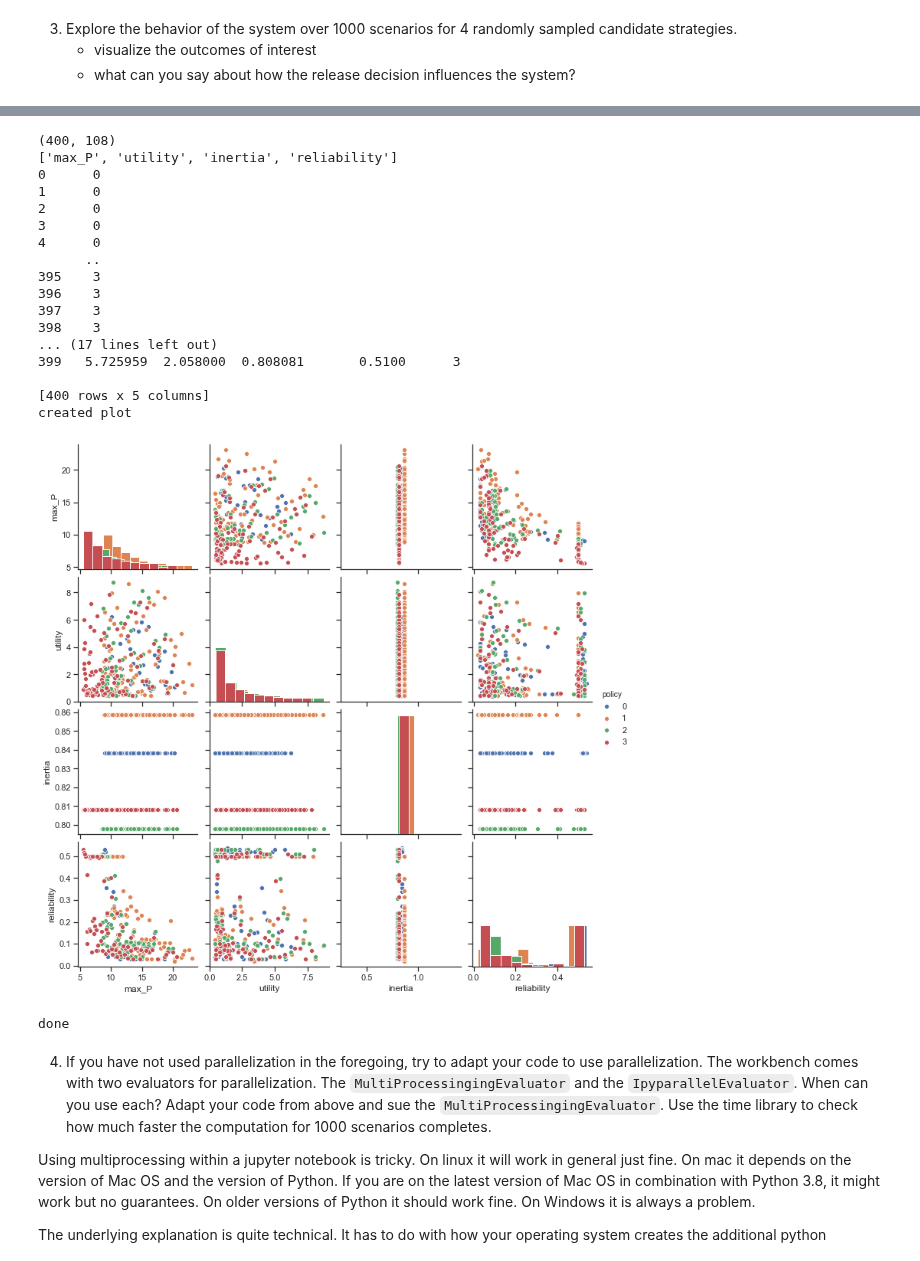
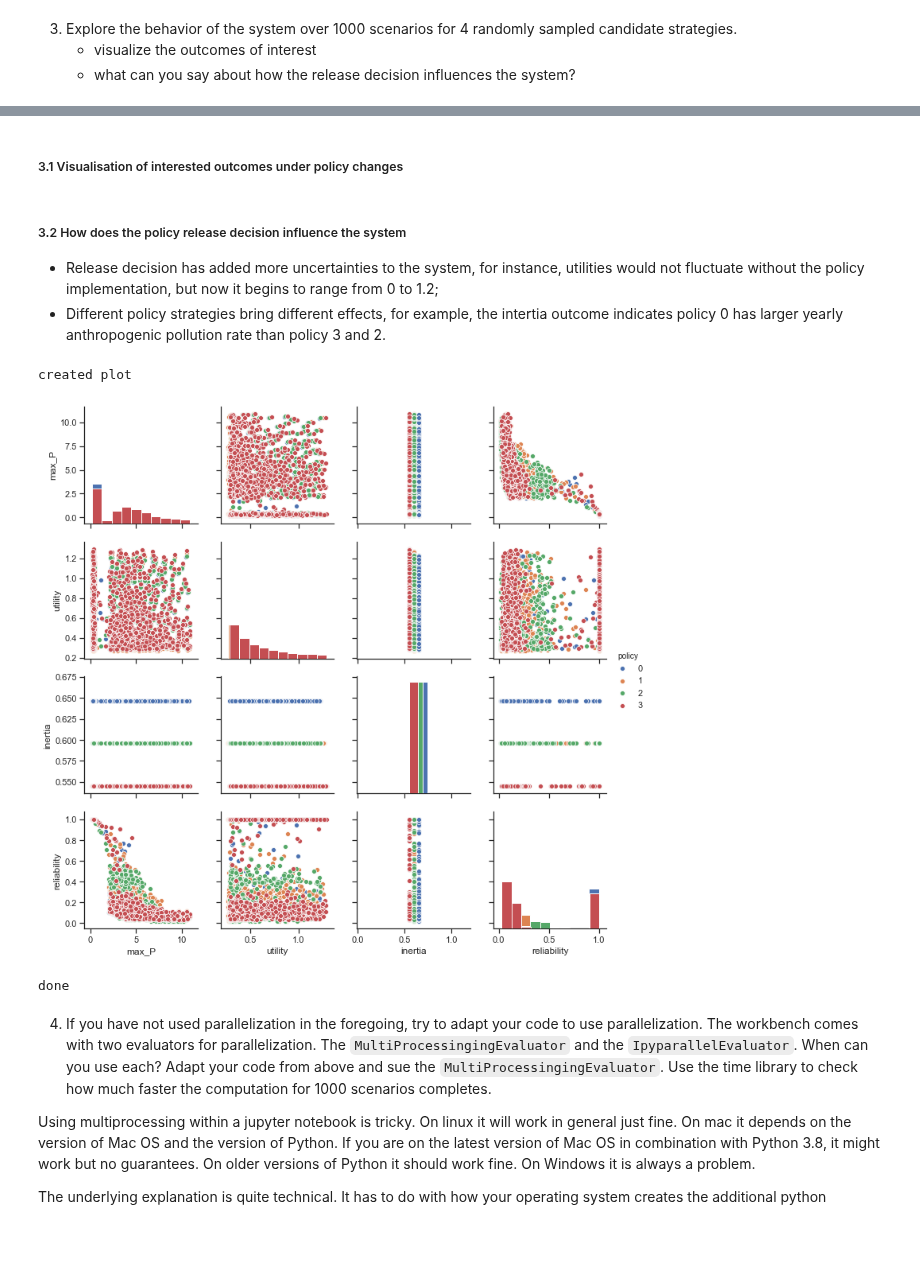
Before and after one commit to triple-capacho/EPA1361, a Jupyter notebook: Week 1-2 - general intro to exploratory modelling/assignment 2 - lakemodel.ipynb, the cells around one changed output, grey strips where cells are left out. Saved outputs shown, nothing was run; the diff lists cells and outputs as text; code cells hidden in the pictures; blank space fills up the shorter version.

```diff
--- a/Week 1-2 - general intro to exploratory modelling/assignment 2 - lakemodel.ipynb
+++ b/Week 1-2 - general intro to exploratory modelling/assignment 2 - lakemodel.ipynb
@@ -174,8 +174,8 @@ model.levers = [RealParameter('l0', 0, 0.1),
                 RealParameter('l96', 0, 0.1),
                 RealParameter('l97', 0, 0.1),
                 RealParameter('l98', 0, 0.1),
-                RealParameter('l99', 0, 0.1)
-]
+                RealParameter('l99', 0, 0.1)]
+
 
 model.outcomes = [ScalarOutcome('max_P'),
                   ScalarOutcome('utility'),
@@ -194,6 +196,6 @@ from ema_workbench import SequentialEvaluator, ema_logging
 ema_logging.log_to_stderr(ema_logging.INFO)
 
 with SequentialEvaluator(model) as evaluator:
-    experiments, outcomes = evaluator.perform_experiments(scenarios=100, policies=4)
+    experiments, outcomes = evaluator.perform_experiments(scenarios=1000)
 print("Done")
 # %% [output]
@@ -217,0 +252,8 @@ Done
+# %%
+from ema_workbench import SequentialEvaluator, ema_logging
+
+ema_logging.log_to_stderr(ema_logging.INFO)
+
+with SequentialEvaluator(model) as evaluator:
+    experiments_1, outcomes_1 = evaluator.perform_experiments(scenarios=1000, policies = 4)
+print("Done")
@@ -218,46 +275,34 @@ Done
+# %% [markdown]
+##### 3.1 Visualisation of interested outcomes under policy changes
+# %% [markdown]
+##### 3.2 How does the policy release decision influence the system
+* Release decision has added more uncertainties to the system, for instance, utilities would not fluctuate without the policy implementation, but now it begins to range from 0 to 1.2;
+* Different policy strategies bring different effects, for example, the intertia outcome indicates policy 0 has larger yearly anthropogenic pollution rate than policy 3 and 2.
 # %%
 import matplotlib.pyplot as plt # TO DO; plot the scalers.
 import pandas as pd
 import seaborn as sns; sns.set(style="ticks", color_codes=True)
-print(experiments.shape)
-print(list(outcomes.keys()))
 
-policies = experiments['policy']
-print(policies)
-print("set policy")
+policies = experiments_1['policy']
+#print(policies)
+#print("set policy")
 for i, policy in enumerate(np.unique(policies)):
-    experiments.loc[policies==policy, 'policy'] = str(i)
-print("changed policy")
+    experiments_1.loc[policies==policy, 'policy'] = str(i)
+#print("changed policy")
 
-data = pd.DataFrame(outcomes)
-print("created df")
-data['policy'] = policies
-print("added policy to df")
-print(data)
+data_1 = pd.DataFrame(outcomes_1)
+#print("created df")
+data_1['policy'] = policies
+#print("added policy to df")
+#print(data_1)
 
-sns.pairplot(data, hue='policy', vars=list(outcomes.keys()), diag_kind='hist')
+sns.pairplot(data_1, hue='policy', vars=list(outcomes.keys()), diag_kind='hist')
 print("created plot")
 plt.show()
 print("done")
 # %% [output]
-(400, 108)
-['max_P', 'utility', 'inertia', 'reliability']
-0      0
-1      0
-2      0
-3      0
-4      0
-      ..
-395    3
-396    3
-397    3
-398    3
-... (17 lines left out)
-399   5.725959  2.058000  0.808081       0.5100      3
-
-[400 rows x 5 columns]
 created plot
-[figure, old version]
+[figure, new version]
 done
 # %% [markdown]
 4. If you have not used parallelization in the foregoing, try to adapt your code to use parallelization. The workbench comes with two evaluators for parallelization. The `MultiProcessingingEvaluator` and the `IpyparallelEvaluator`. When can you use each? Adapt your code from above and sue the `MultiProcessingingEvaluator`. Use the time library to check how much faster the computation for 1000 scenarios completes.
```
Also changed, not shown: parts of 12 cells of this notebook.
